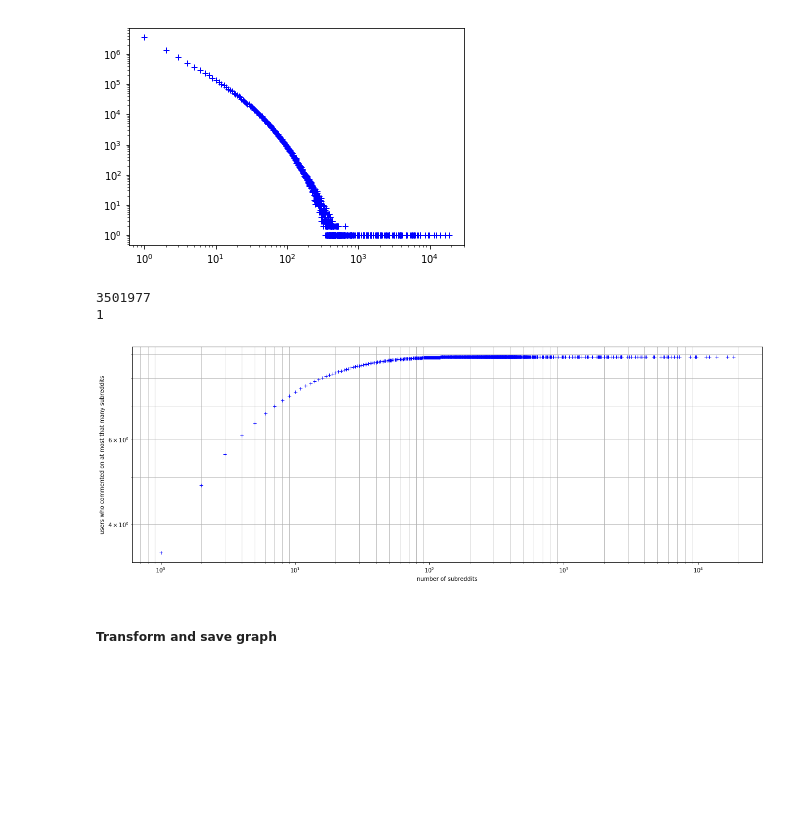
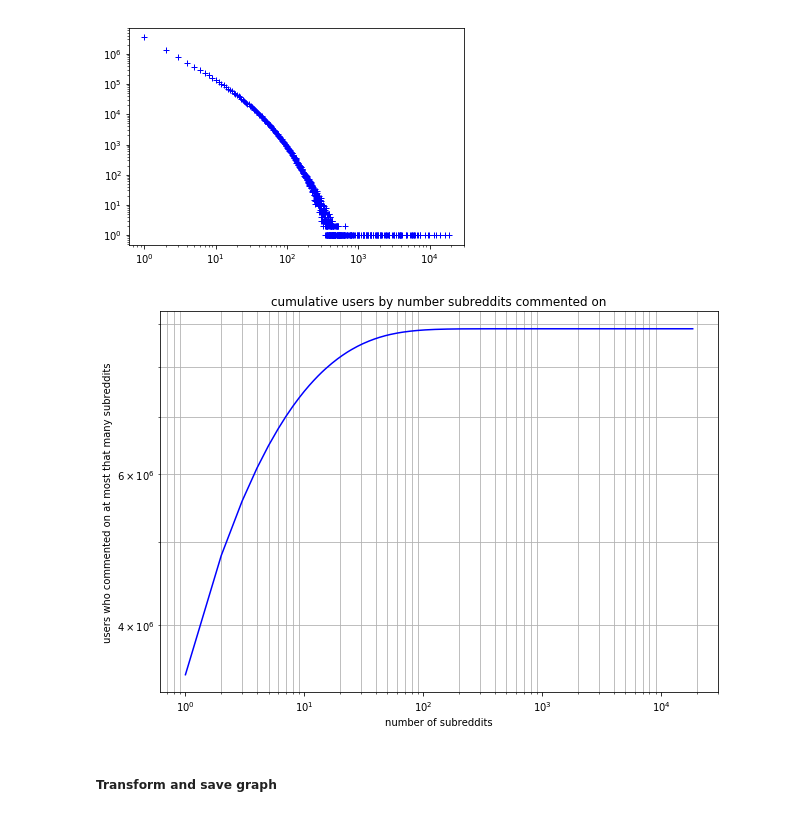
Before and after one commit to yhjw88/subreddit-recommender, a Jupyter notebook: analysis/userSubredditAnalysis.ipynb, the cells around one changed output. Cells and saved outputs as stored; diff of their text form; code cells hidden in the pictures; blank space fills up the shorter version.

```diff
--- a/analysis/userSubredditAnalysis.ipynb
+++ b/analysis/userSubredditAnalysis.ipynb
@@ -168,16 +175,16 @@ plt.show()
 # %%
 # Original graph cdf
 cumulativeYs = np.cumsum(ys)
-plt.figure(figsize=(20, 7))
+plt.figure(figsize=(10, 7))
+plt.title("cumulative users by number subreddits commented on")
 plt.xlabel("number of subreddits")
 plt.ylabel("users who commented on at most that many subreddits")
-plt.loglog(xs, cumulativeYs, "b+")
+plt.loglog(xs, cumulativeYs, "b-")
 plt.grid(True, 'minor')
+plt.savefig("originGraphCUsers.png")
 plt.show()
 # %% [output]
-3501977
-1
-[figure, old version]
+[figure, new version]
 # %% [markdown]
 ##### Transform and save graph
 # %%
```
Also changed, not shown: parts of 17 cells of this notebook, 4 other files.
